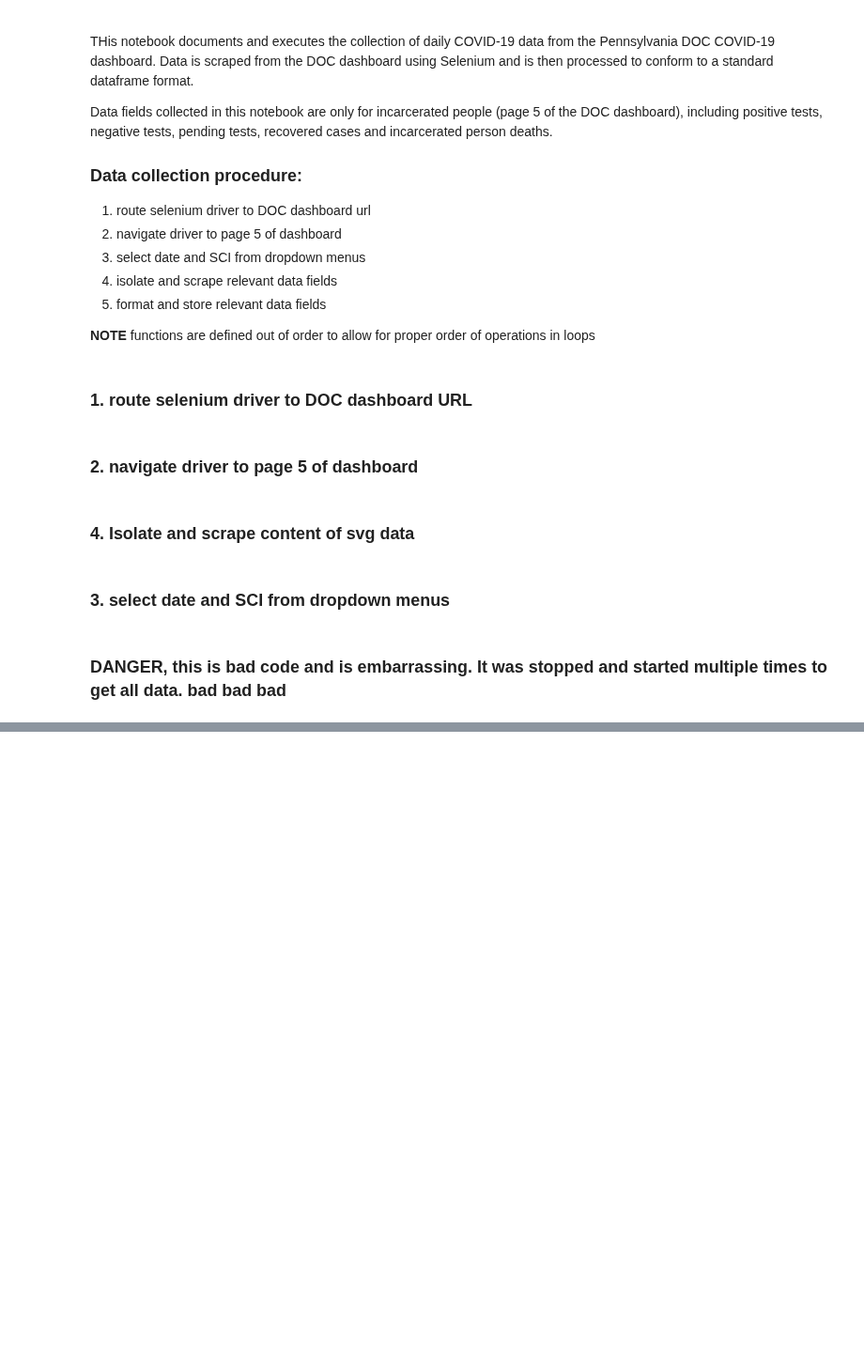
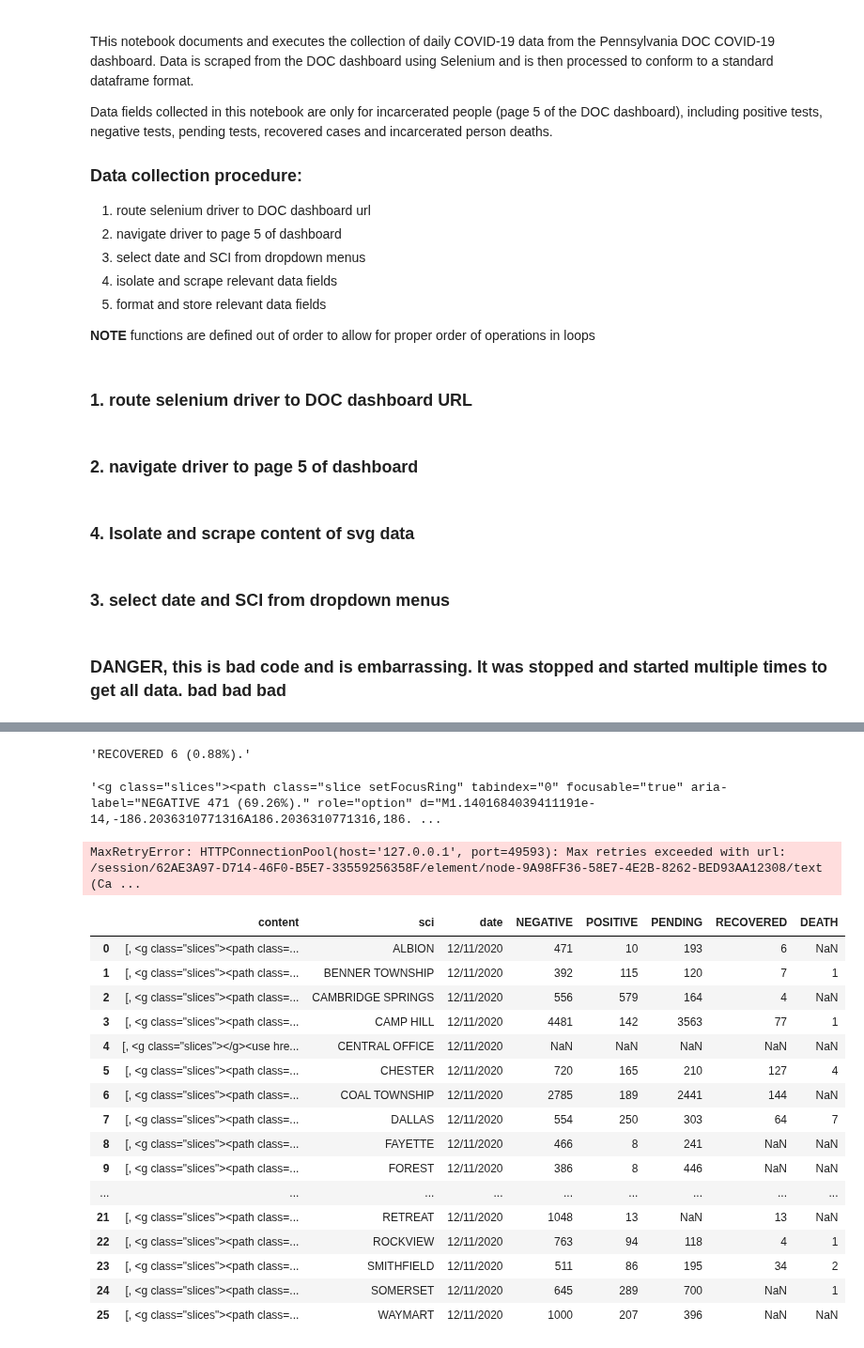
Before and after one commit to jmparelman/PA-SCI_COVID19, a Jupyter notebook: notebooks/Selenium_scraper.ipynb, the cells around one changed output, grey strips where cells are left out. Shown at 94% size. Saved outputs shown, nothing was run; the diff lists cells and outputs as text; code cells hidden in the pictures; blank space fills up the shorter version.

```diff
--- a/notebooks/Selenium_scraper.ipynb
+++ b/notebooks/Selenium_scraper.ipynb
@@ -179,0 +212,14 @@ pd.DataFrame(all_data).to_csv('../data/scraped_Dashboard_incarceratedData.csv')
+# %%
+all_data=[]
+# %%
+p.attrib['aria-label']
+# %% [output]
+'RECOVERED 6 (0.88%).'
+# %%
+all_data[0]['content'][1]
+# %% [output]
+'<g class="slices"><path class="slice setFocusRing" tabindex="0" focusable="true" aria-label="NEGATIVE 471 (69.26%)." role="option" d="M1.1401684039411191e-14,-186.2036310771316A186.2036310771316,186. ...
+# %%
+all_data[0]['content'][0].text
+# %% [output]
+MaxRetryError: HTTPConnectionPool(host='127.0.0.1', port=49593): Max retries exceeded with url: /session/62AE3A97-D714-46F0-B5E7-33559256358F/element/node-9A98FF36-58E7-4E2B-8262-BED93AA12308/text (Ca ...
@@ -179,0 +228,22 @@ pd.DataFrame(all_data).to_csv('../data/scraped_Dashboard_incarceratedData.csv')
+# %%
+df121120=pd.DataFrame(all_data)
+# %%
+df121120
+# %% [output]
+|  | content | sci | date | NEGATIVE | POSITIVE | PENDING | RECOVERED | DEATH |
+| 0 | [, <g class="slices"><path class=... | ALBION | 12/11/2020 | 471 | 10 | 193 | 6 | NaN |
+| 1 | [, <g class="slices"><path class=... | BENNER TOWNSHIP | 12/11/2020 | 392 | 115 | 120 | 7 | 1 |
+| 2 | [, <g class="slices"><path class=... | CAMBRIDGE SPRINGS | 12/11/2020 | 556 | 579 | 164 | 4 | NaN |
+| 3 | [, <g class="slices"><path class=... | CAMP HILL | 12/11/2020 | 4481 | 142 | 3563 | 77 | 1 |
+| 4 | [, <g class="slices"></g><use hre... | CENTRAL OFFICE | 12/11/2020 | NaN | NaN | NaN | NaN | NaN |
+| 5 | [, <g class="slices"><path class=... | CHESTER | 12/11/2020 | 720 | 165 | 210 | 127 | 4 |
+| 6 | [, <g class="slices"><path class=... | COAL TOWNSHIP | 12/11/2020 | 2785 | 189 | 2441 | 144 | NaN |
+| 7 | [, <g class="slices"><path class=... | DALLAS | 12/11/2020 | 554 | 250 | 303 | 64 | 7 |
+| 8 | [, <g class="slices"><path class=... | FAYETTE | 12/11/2020 | 466 | 8 | 241 | NaN | NaN |
+| 9 | [, <g class="slices"><path class=... | FOREST | 12/11/2020 | 386 | 8 | 446 | NaN | NaN |
+| ... | ... | ... | ... | ... | ... | ... | ... | ... |
+| 21 | [, <g class="slices"><path class=... | RETREAT | 12/11/2020 | 1048 | 13 | NaN | 13 | NaN |
+| 22 | [, <g class="slices"><path class=... | ROCKVIEW | 12/11/2020 | 763 | 94 | 118 | 4 | 1 |
+| 23 | [, <g class="slices"><path class=... | SMITHFIELD | 12/11/2020 | 511 | 86 | 195 | 34 | 2 |
+| 24 | [, <g class="slices"><path class=... | SOMERSET | 12/11/2020 | 645 | 289 | 700 | NaN | 1 |
+| 25 | [, <g class="slices"><path class=... | WAYMART | 12/11/2020 | 1000 | 207 | 396 | NaN | NaN |
```
Also changed, not shown: parts of 37 cells of this notebook.
